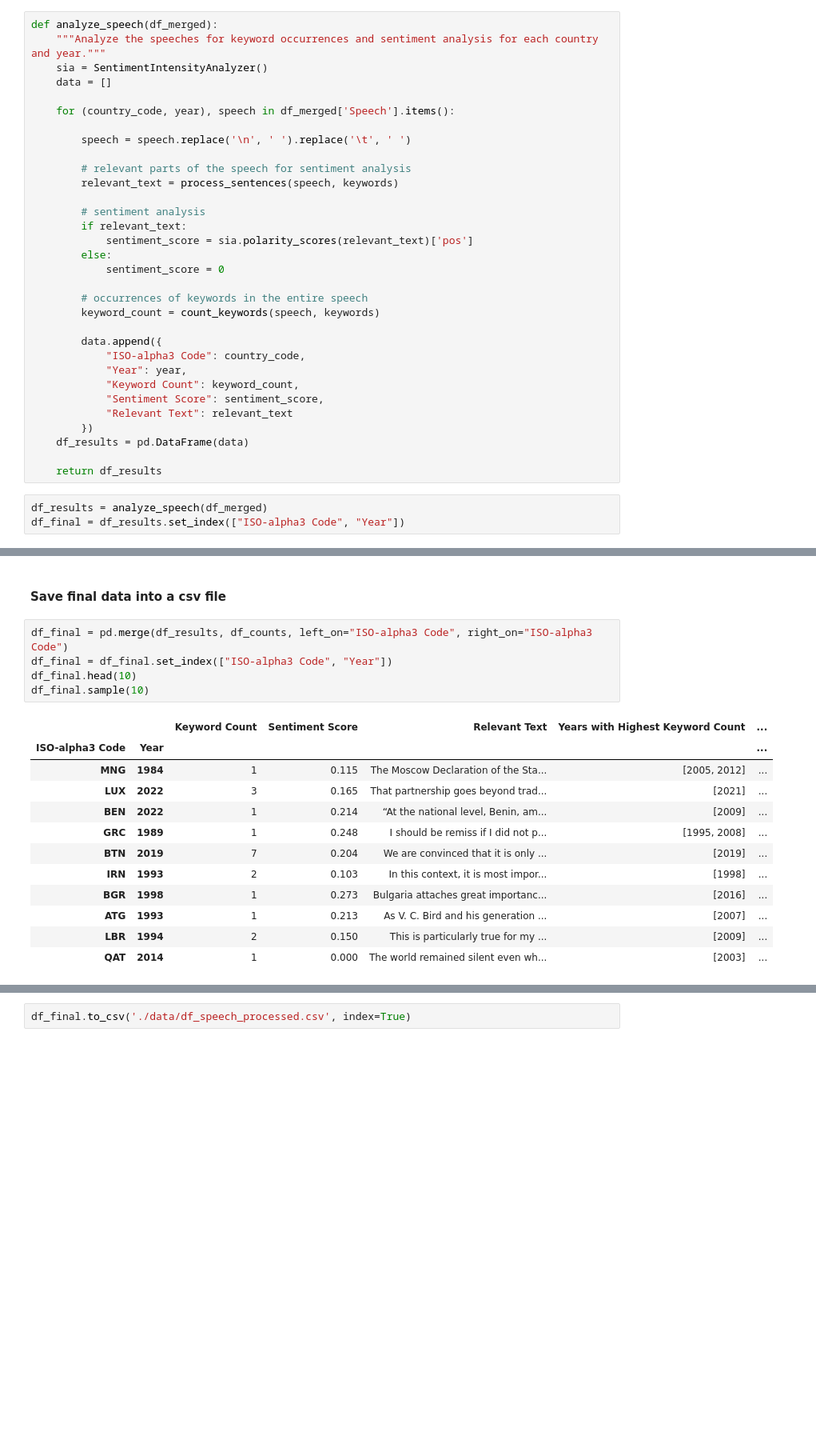
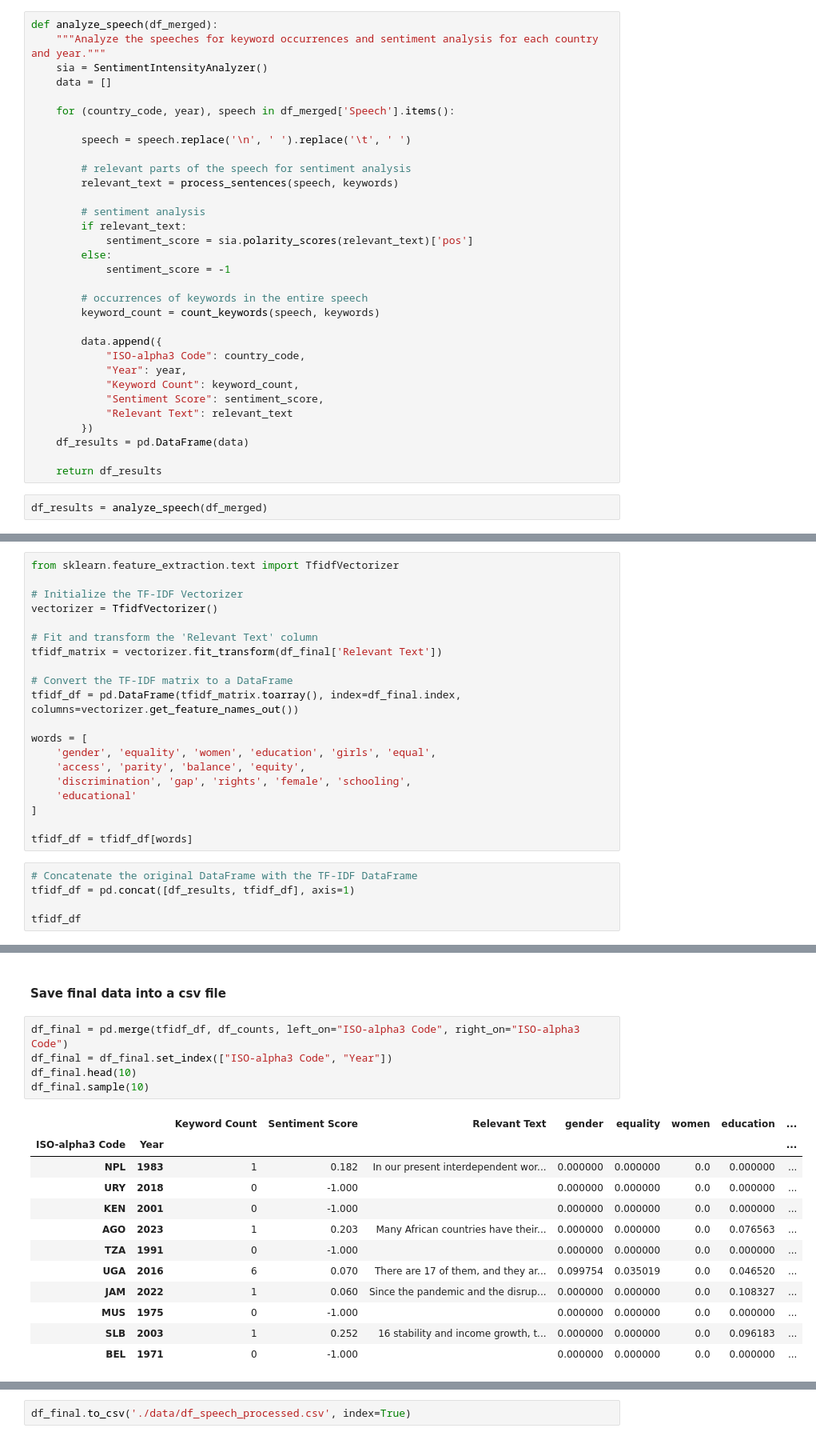
Before and after one commit to meralegre/DSAss1, a Jupyter notebook: speech_analysis.ipynb, the cells around one changed output, grey strips where cells are left out. Shown at 80% size. Cells and saved outputs as stored; diff of their text form; blank space fills up the shorter version.

```diff
--- a/speech_analysis.ipynb
+++ b/speech_analysis.ipynb
@@ -314,7 +314,7 @@ def analyze_speech(df_merged):
         if relevant_text:
             sentiment_score = sia.polarity_scores(relevant_text)['pos']
         else:
-            sentiment_score = 0
+            sentiment_score = -1
 
         # occurrences of keywords in the entire speech
         keyword_count = count_keywords(speech, keywords)
@@ -331,4 +331,3 @@ def analyze_speech(df_merged):
     return df_results
 # %%
 df_results = analyze_speech(df_merged)
-df_final = df_results.set_index(["ISO-alpha3 Code", "Year"])
@@ -344,0 +334,25 @@ df_final.head()
+# %%
+from sklearn.feature_extraction.text import TfidfVectorizer
+
+# Initialize the TF-IDF Vectorizer
+vectorizer = TfidfVectorizer()
+
+# Fit and transform the 'Relevant Text' column
+tfidf_matrix = vectorizer.fit_transform(df_final['Relevant Text'])
+
+# Convert the TF-IDF matrix to a DataFrame
+tfidf_df = pd.DataFrame(tfidf_matrix.toarray(), index=df_final.index, columns=vectorizer.get_feature_names_out())
+
+words = [
+    'gender', 'equality', 'women', 'education', 'girls', 'equal',
+    'access', 'parity', 'balance', 'equity',
+    'discrimination', 'gap', 'rights', 'female', 'schooling',
+    'educational'
+]
+
+tfidf_df = tfidf_df[words]
+# %%
+# Concatenate the original DataFrame with the TF-IDF DataFrame
+tfidf_df = pd.concat([df_results, tfidf_df], axis=1)
+
+tfidf_df
@@ -378,20 +454,20 @@ df_counts = highest_keyword_sentiment(df_results)
 # %% [markdown]
 #### Save final data into a csv file ####
 # %%
-df_final = pd.merge(df_results, df_counts, left_on="ISO-alpha3 Code", right_on="ISO-alpha3 Code")
+df_final = pd.merge(tfidf_df, df_counts, left_on="ISO-alpha3 Code", right_on="ISO-alpha3 Code")
 df_final = df_final.set_index(["ISO-alpha3 Code", "Year"])
 df_final.head(10)
 df_final.sample(10)
 # %% [output]
-|  |  | Keyword Count | Sentiment Score | Relevant Text | Years with Highest Keyword Count | ... |
-| ISO-alpha3 Code | Year |  |  |  |  | ... |
-| MNG | 1984 | 1 | 0.115 | The Moscow Declaration of the Sta... | [2005, 2012] | ... |
-| LUX | 2022 | 3 | 0.165 | That partnership goes beyond trad... | [2021] | ... |
-| BEN | 2022 | 1 | 0.214 | “At the national level, Benin, am... | [2009] | ... |
-| GRC | 1989 | 1 | 0.248 | I should be remiss if I did not p... | [1995, 2008] | ... |
-| BTN | 2019 | 7 | 0.204 | We are convinced that it is only ... | [2019] | ... |
-| IRN | 1993 | 2 | 0.103 | In this context, it is most impor... | [1998] | ... |
-| BGR | 1998 | 1 | 0.273 | Bulgaria attaches great importanc... | [2016] | ... |
-| ATG | 1993 | 1 | 0.213 | As V. C. Bird and his generation ... | [2007] | ... |
-| LBR | 1994 | 2 | 0.150 | This is particularly true for my ... | [2009] | ... |
-| QAT | 2014 | 1 | 0.000 | The world remained silent even wh... | [2003] | ... |
+|  |  | Keyword Count | Sentiment Score | Relevant Text | gender | equality | women | education | ... |
+| ISO-alpha3 Code | Year |  |  |  |  |  |  |  | ... |
+| NPL | 1983 | 1 | 0.182 | In our present interdependent wor... | 0.000000 | 0.000000 | 0.0 | 0.000000 | ... |
+| URY | 2018 | 0 | -1.000 |  | 0.000000 | 0.000000 | 0.0 | 0.000000 | ... |
+| KEN | 2001 | 0 | -1.000 |  | 0.000000 | 0.000000 | 0.0 | 0.000000 | ... |
+| AGO | 2023 | 1 | 0.203 | Many African countries have their... | 0.000000 | 0.000000 | 0.0 | 0.076563 | ... |
+| TZA | 1991 | 0 | -1.000 |  | 0.000000 | 0.000000 | 0.0 | 0.000000 | ... |
+| UGA | 2016 | 6 | 0.070 | There are 17 of them, and they ar... | 0.099754 | 0.035019 | 0.0 | 0.046520 | ... |
+| JAM | 2022 | 1 | 0.060 | Since the pandemic and the disrup... | 0.000000 | 0.000000 | 0.0 | 0.108327 | ... |
+| MUS | 1975 | 0 | -1.000 |  | 0.000000 | 0.000000 | 0.0 | 0.000000 | ... |
+| SLB | 2003 | 1 | 0.252 | 16 stability and income growth, t... | 0.000000 | 0.000000 | 0.0 | 0.096183 | ... |
+| BEL | 1971 | 0 | -1.000 |  | 0.000000 | 0.000000 | 0.0 | 0.000000 | ... |
```
Also changed, not shown: parts of 17 cells of this notebook, 6 other files.
